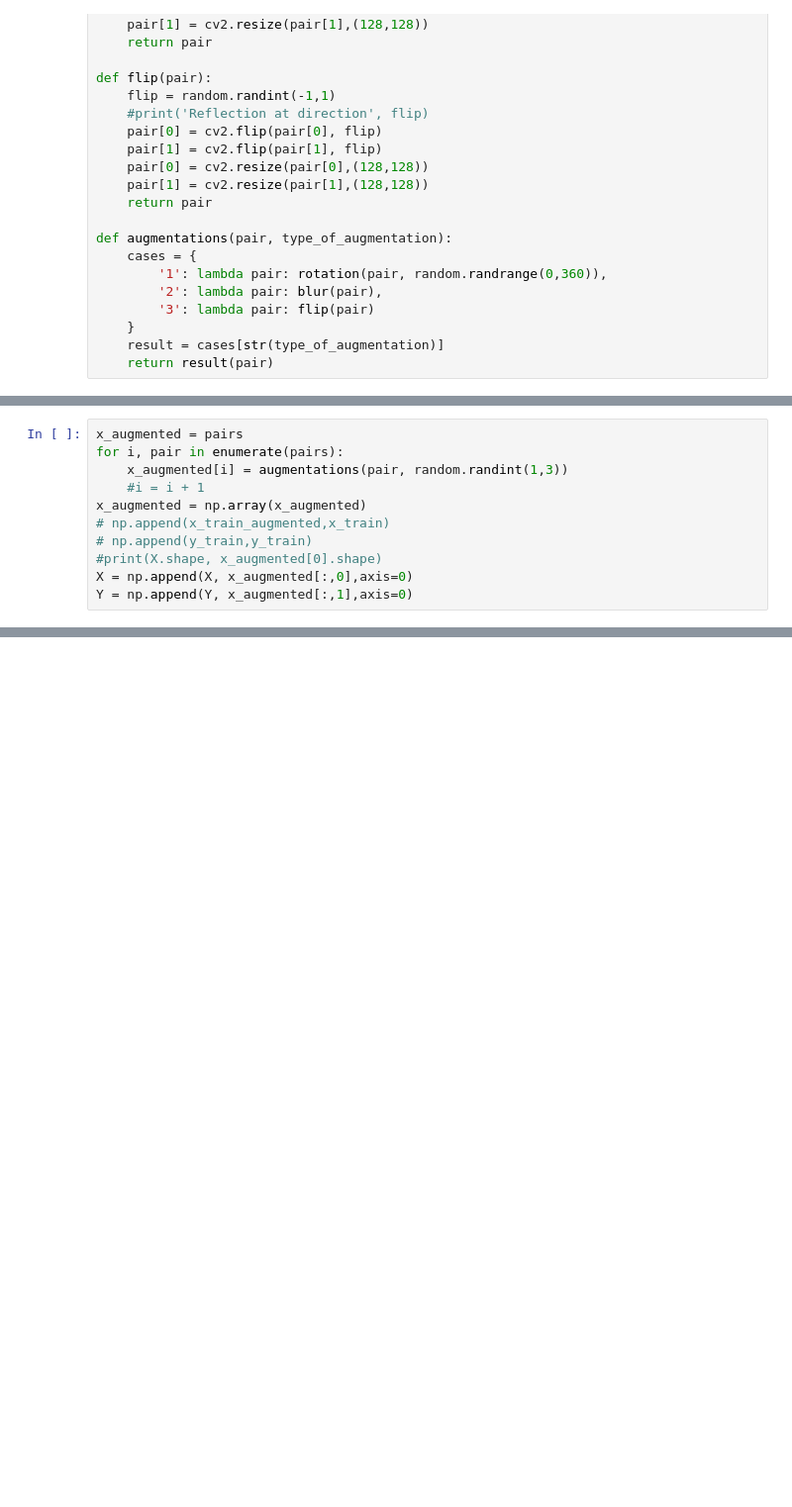
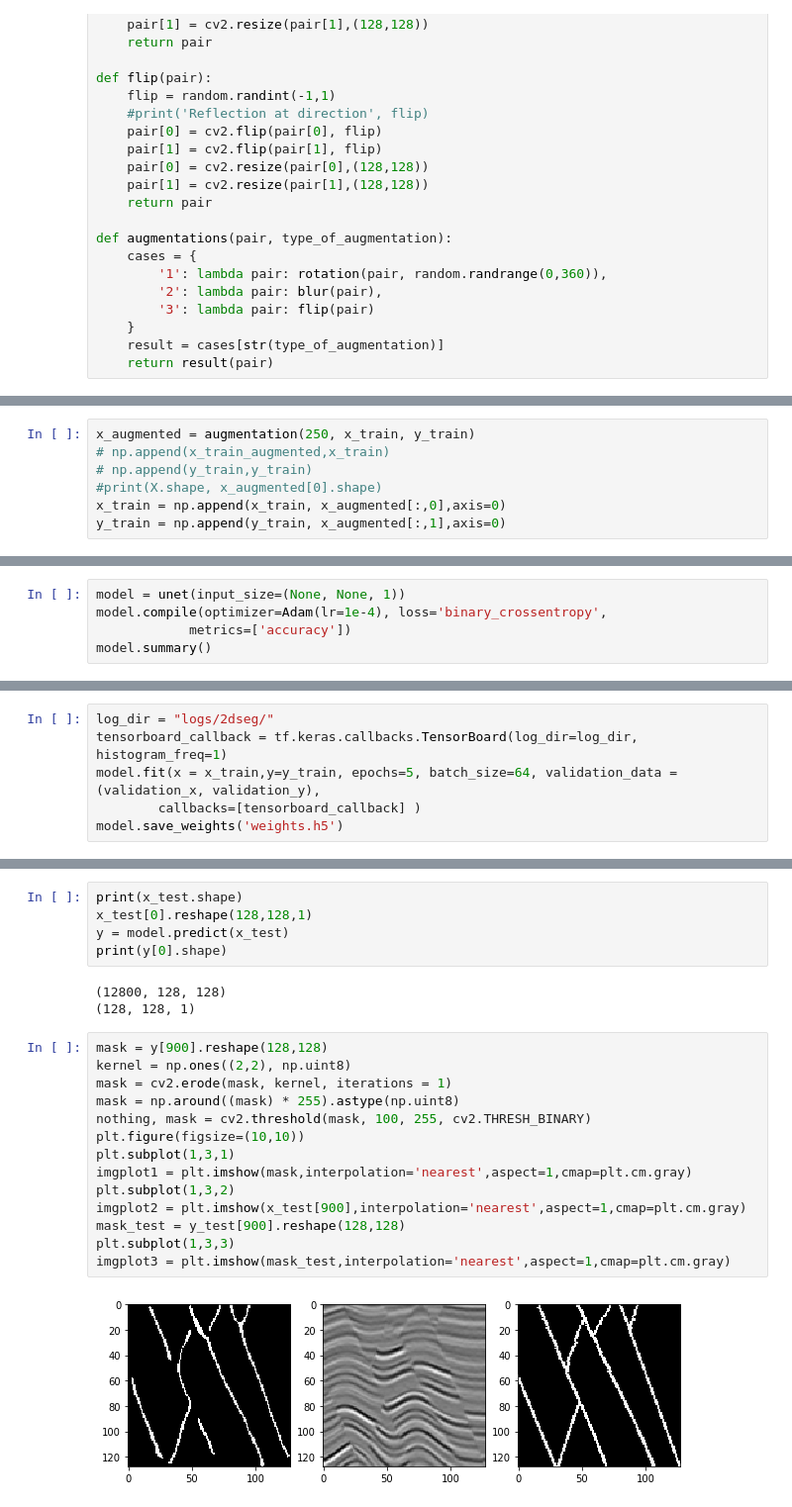
Before and after one commit to ssizova/2dClassification_for_seismics, a Jupyter notebook: seismics_reading.ipynb, the cells around one changed output, grey strips where cells are left out. Shown at 99% size. Saved outputs shown, nothing was run; the diff lists cells and outputs as text; blank space fills up the shorter version.

Commit message:
Model predicts masks

```diff
--- a/seismics_reading.ipynb
+++ b/seismics_reading.ipynb
@@ -127,11 +146,7 @@ def augmentations(pair, type_of_augmentation):
 # %%
-x_augmented = pairs
-for i, pair in enumerate(pairs):
-    x_augmented[i] = augmentations(pair, random.randint(1,3))
-    #i = i + 1
-x_augmented = np.array(x_augmented)
+x_augmented = augmentation(250, x_train, y_train)
 # np.append(x_train_augmented,x_train)
 # np.append(y_train,y_train)
 #print(X.shape, x_augmented[0].shape)
-X = np.append(X, x_augmented[:,0],axis=0)
-Y = np.append(Y, x_augmented[:,1],axis=0)
+x_train = np.append(x_train, x_augmented[:,0],axis=0)
+y_train = np.append(y_train, x_augmented[:,1],axis=0)
@@ -144,0 +190,5 @@ print(X[0].shape)
+# %%
+model = unet(input_size=(None, None, 1))
+model.compile(optimizer=Adam(lr=1e-4), loss='binary_crossentropy',
+            metrics=['accuracy'])
+model.summary()
@@ -144,0 +215,6 @@ print(X[0].shape)
+# %%
+log_dir = "logs/2dseg/"
+tensorboard_callback = tf.keras.callbacks.TensorBoard(log_dir=log_dir, histogram_freq=1)
+model.fit(x = x_train,y=y_train, epochs=5, batch_size=64, validation_data = (validation_x, validation_y),
+        callbacks=[tensorboard_callback] )
+model.save_weights('weights.h5')
@@ -144,0 +234,24 @@ print(X[0].shape)
+# %%
+print(x_test.shape)
+x_test[0].reshape(128,128,1)
+y = model.predict(x_test)
+print(y[0].shape)
+# %% [output]
+(12800, 128, 128)
+(128, 128, 1)
+# %%
+mask = y[900].reshape(128,128)
+kernel = np.ones((2,2), np.uint8)
+mask = cv2.erode(mask, kernel, iterations = 1)
+mask = np.around((mask) * 255).astype(np.uint8)
+nothing, mask = cv2.threshold(mask, 100, 255, cv2.THRESH_BINARY)
+plt.figure(figsize=(10,10))
+plt.subplot(1,3,1)
+imgplot1 = plt.imshow(mask,interpolation='nearest',aspect=1,cmap=plt.cm.gray)
+plt.subplot(1,3,2)
+imgplot2 = plt.imshow(x_test[900],interpolation='nearest',aspect=1,cmap=plt.cm.gray)
+mask_test = y_test[900].reshape(128,128)
+plt.subplot(1,3,3)
+imgplot3 = plt.imshow(mask_test,interpolation='nearest',aspect=1,cmap=plt.cm.gray)
+# %% [output]
+[figure, added]
```
Also changed, not shown: parts of 14 cells of this notebook.
